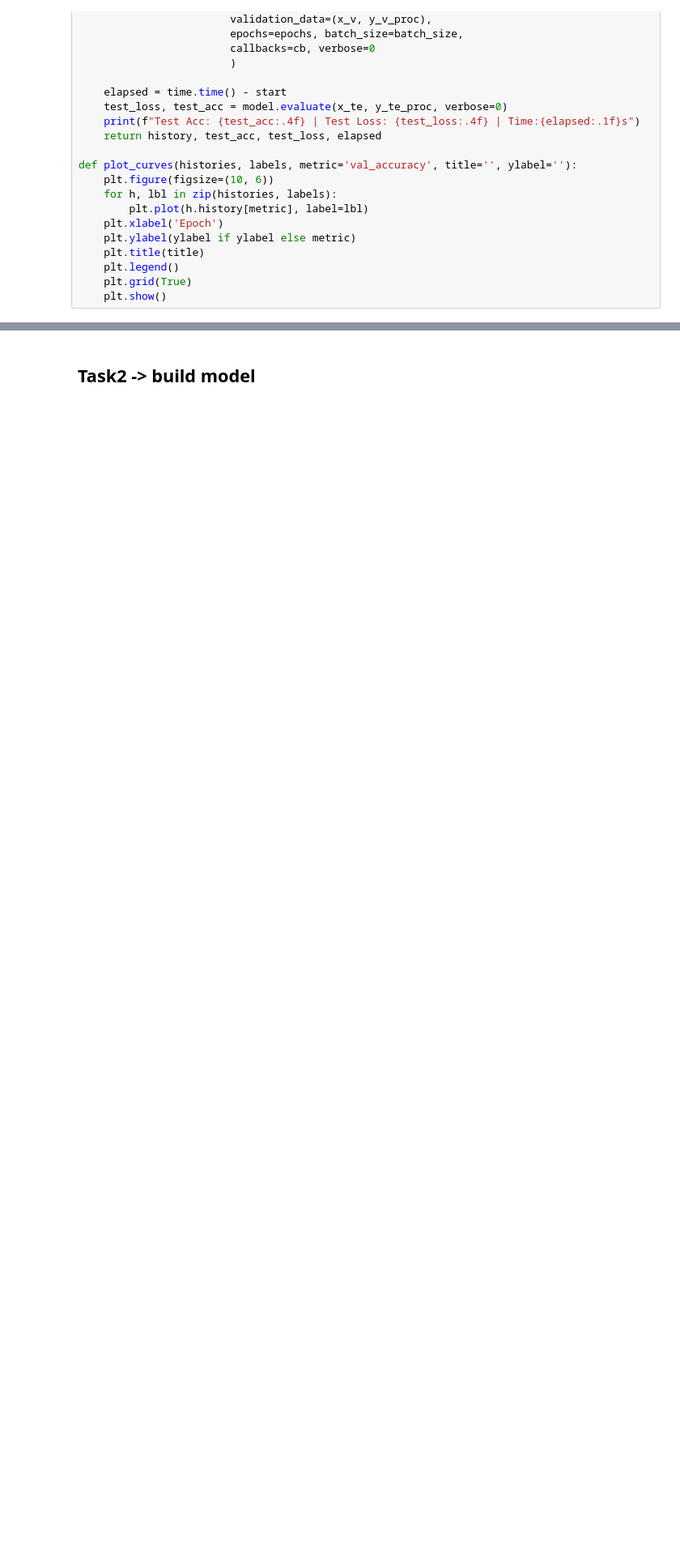
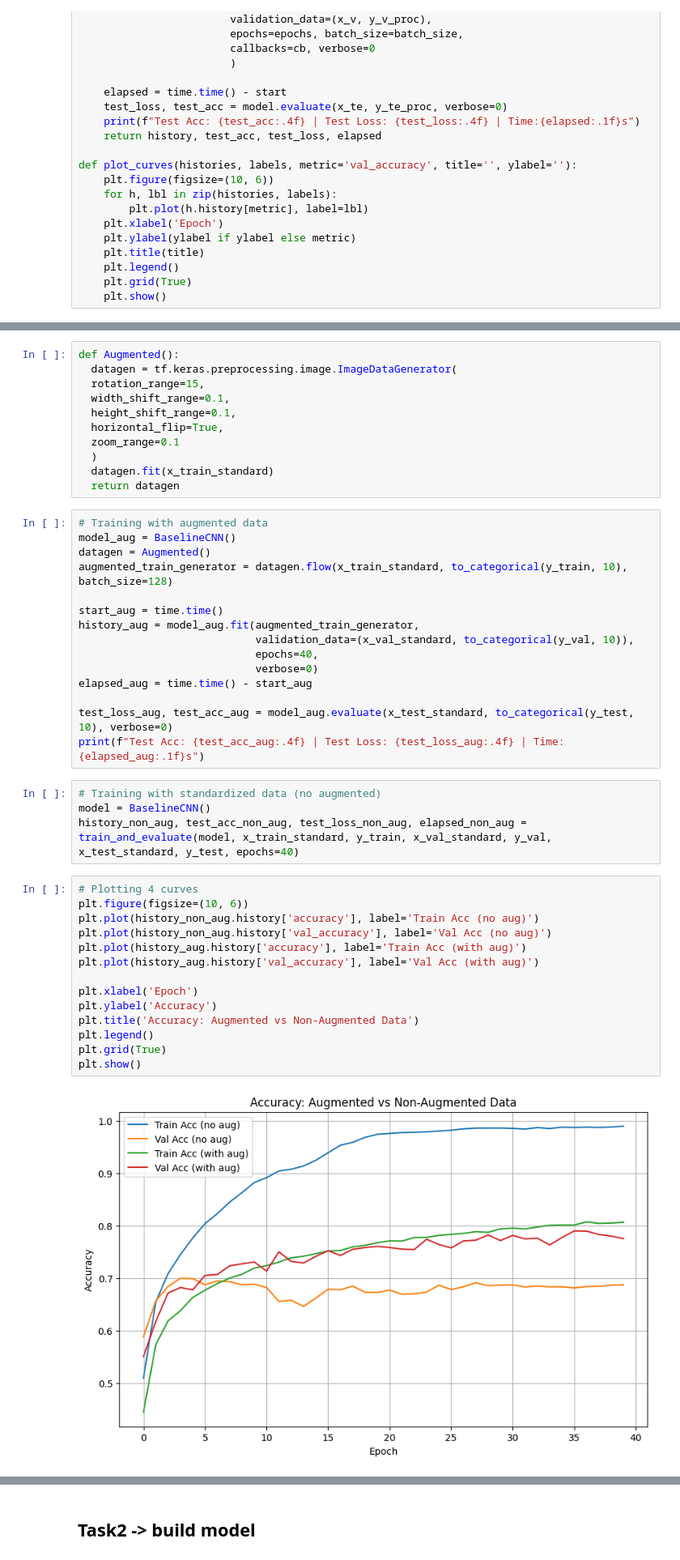
Before and after one commit to Ayman-Ewas/Supervised-Assignment-2-CNN-, a Jupyter notebook: 20230081_20230717_2023_CNN_Assignment.ipynb, the cells around one changed output, grey strips where cells are left out. Shown: that part at 81% size. Cells and saved outputs as stored; diff of their text form; blank space fills up the shorter version.

```diff
--- a/20230081_20230717_2023_CNN_Assignment.ipynb
+++ b/20230081_20230717_2023_CNN_Assignment.ipynb
@@ -87,0 +187,46 @@ def plot_curves(histories, labels, metric='val_accuracy', title='', ylabel=''):
+# %%
+def Augmented():
+  datagen = tf.keras.preprocessing.image.ImageDataGenerator(
+  rotation_range=15,
+  width_shift_range=0.1,
+  height_shift_range=0.1,
+  horizontal_flip=True,
+  zoom_range=0.1
+  )
+  datagen.fit(x_train_standard)
+  return datagen
+# %%
+# Training with augmented data
+model_aug = BaselineCNN()
+datagen = Augmented()
+augmented_train_generator = datagen.flow(x_train_standard, to_categorical(y_train, 10), batch_size=128)
+
+start_aug = time.time()
+history_aug = model_aug.fit(augmented_train_generator,
+                            validation_data=(x_val_standard, to_categorical(y_val, 10)),
+                            epochs=40,
+                            verbose=0)
+elapsed_aug = time.time() - start_aug
+
+test_loss_aug, test_acc_aug = model_aug.evaluate(x_test_standard, to_categorical(y_test, 10), verbose=0)
+print(f"Test Acc: {test_acc_aug:.4f} | Test Loss: {test_loss_aug:.4f} | Time: {elapsed_aug:.1f}s")
+# %%
+# Training with standardized data (no augmented)
+model = BaselineCNN()
+history_non_aug, test_acc_non_aug, test_loss_non_aug, elapsed_non_aug = train_and_evaluate(model, x_train_standard, y_train, x_val_standard, y_val, x_test_standard, y_test, epochs=40)
+# %%
+# Plotting 4 curves
+plt.figure(figsize=(10, 6))
+plt.plot(history_non_aug.history['accuracy'], label='Train Acc (no aug)')
+plt.plot(history_non_aug.history['val_accuracy'], label='Val Acc (no aug)')
+plt.plot(history_aug.history['accuracy'], label='Train Acc (with aug)')
+plt.plot(history_aug.history['val_accuracy'], label='Val Acc (with aug)')
+
+plt.xlabel('Epoch')
+plt.ylabel('Accuracy')
+plt.title('Accuracy: Augmented vs Non-Augmented Data')
+plt.legend()
+plt.grid(True)
+plt.show()
+# %% [output]
+[figure, added]
```
Also changed, not shown: parts of 33 cells of this notebook.
